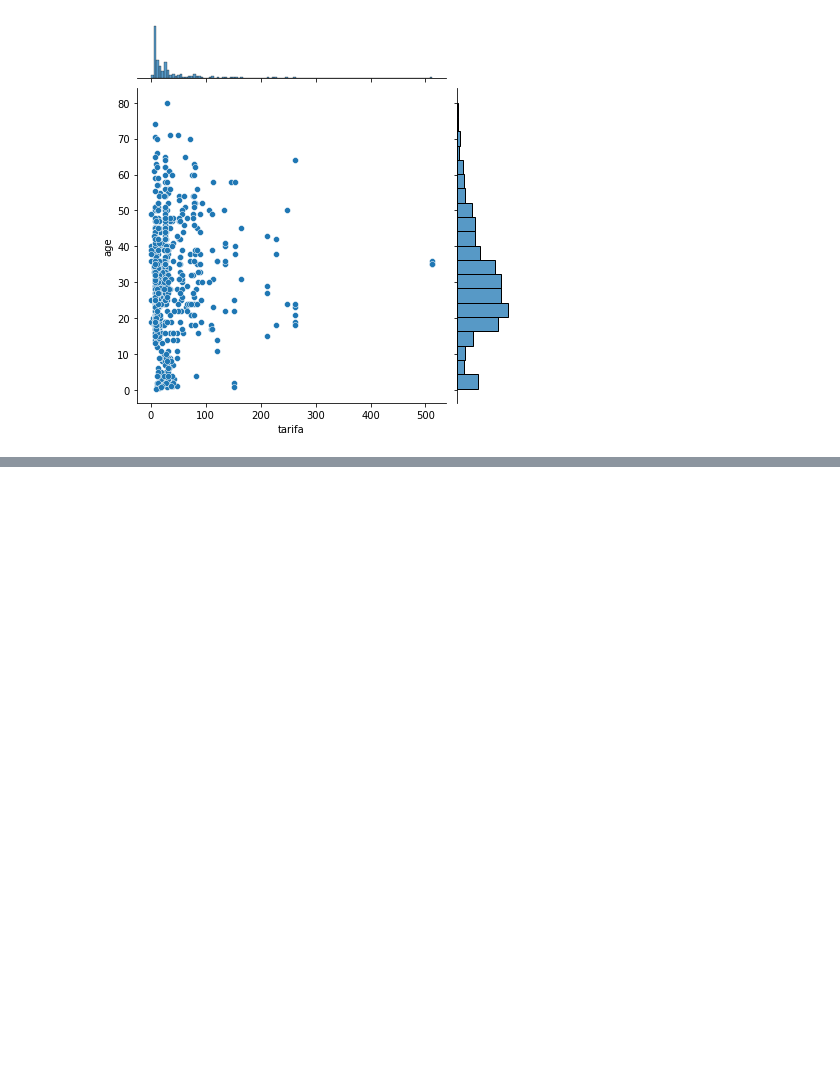
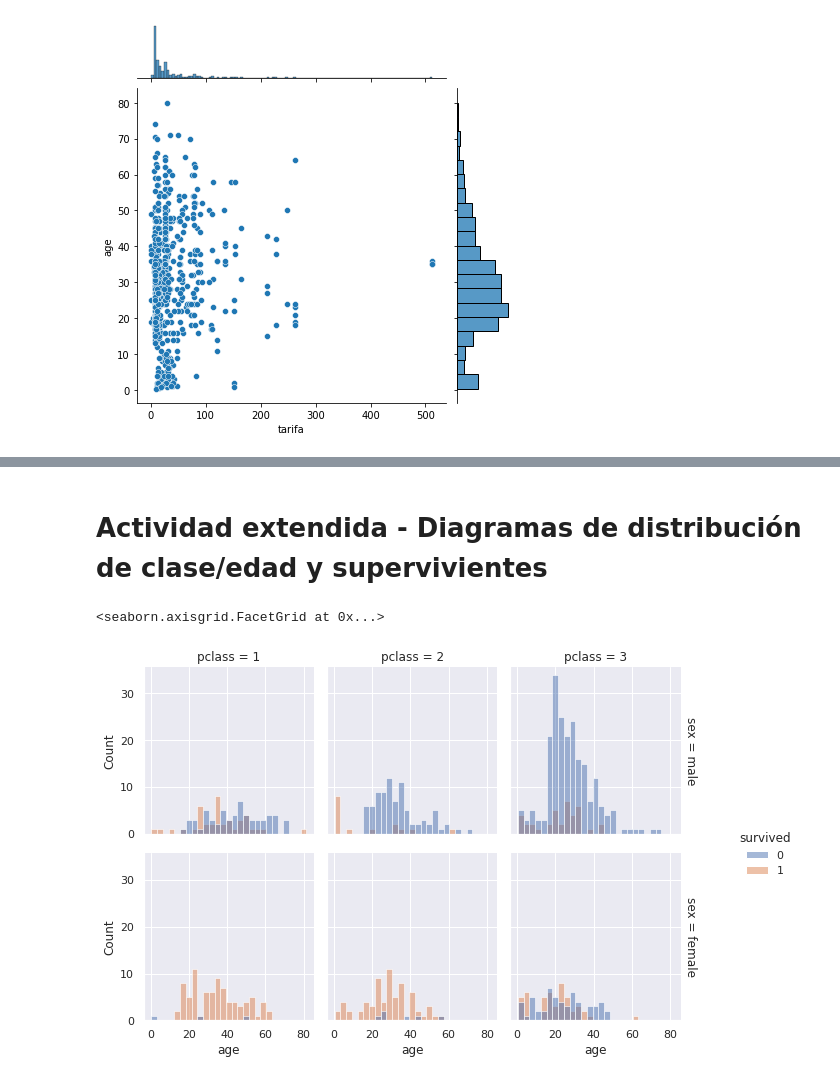
Before and after one commit to Martin-C-Diaz/AG3-08MBID-MARTIN-CARMONA, a Jupyter notebook: AG3_Martin_Carmona.ipynb, the cells around one changed output, grey strips where cells are left out. Saved outputs shown, nothing was run; the diff lists cells and outputs as text; code cells hidden in the pictures; blank space fills up the shorter version.

```diff
--- a/AG3_Martin_Carmona.ipynb
+++ b/AG3_Martin_Carmona.ipynb
@@ -150,0 +157,12 @@ plt.show()
+# %% [markdown]
+# Actividad extendida - Diagramas de distribución de clase/edad y supervivientes
+# %%
+sns.set_theme(style="darkgrid")
+df = titanic[['sex', 'age', 'pclass', 'survived']]
+sns.displot(
+    df, x="age", col="pclass", row="sex", hue="survived",
+    binwidth=3, height=3, facet_kws=dict(margin_titles=True),
+)
+# %% [output]
+<seaborn.axisgrid.FacetGrid at 0x...>
+[figure, added]
```
Also changed, not shown: parts of 6 cells of this notebook.
